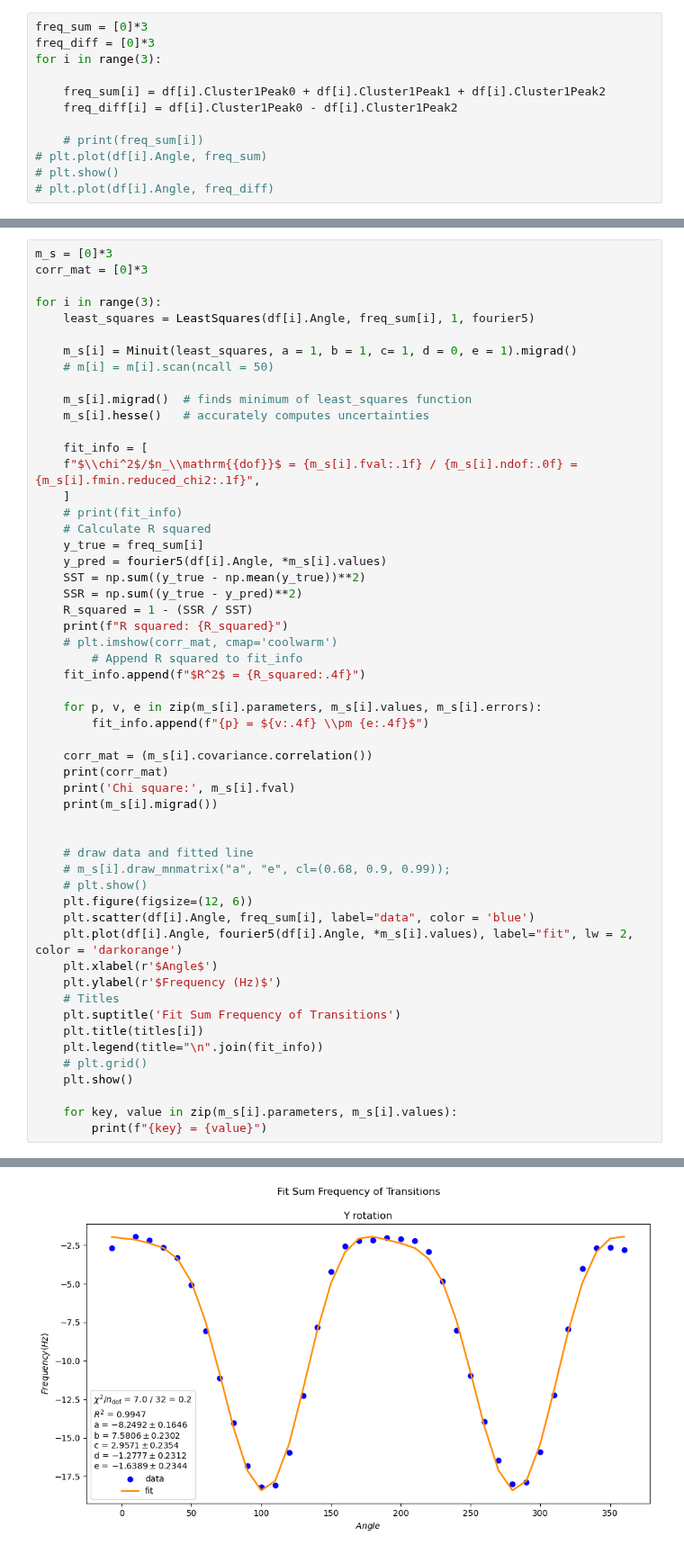
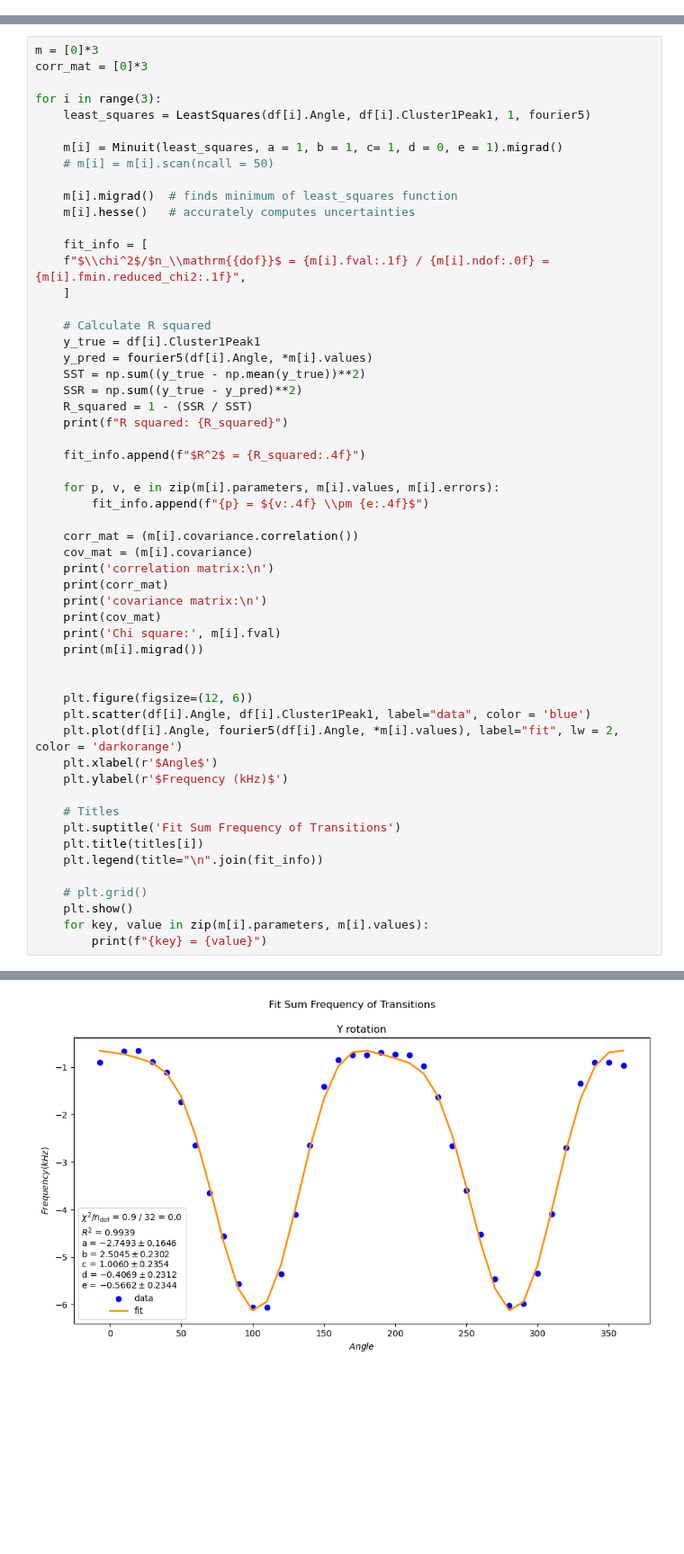
Before and after one commit to AstrobioShiva/Script_project, a Jupyter notebook: NMR_analysis/fitting_(-)HQipc2B_cluster1.ipynb, the cells around one changed output, grey strips where cells are left out. Shown at 90% size. Saved outputs shown, nothing was run; the diff lists cells and outputs as text; blank space fills up the shorter version.

```diff
--- a/NMR_analysis/fitting_(-)HQipc2B_cluster1.ipynb
+++ b/NMR_analysis/fitting_(-)HQipc2B_cluster1.ipynb
@@ -69,12 +96,0 @@ plt.legend()
-# %%
-freq_sum = [0]*3
-freq_diff = [0]*3
-for i in range(3):
-
-    freq_sum[i] = df[i].Cluster1Peak0 + df[i].Cluster1Peak1 + df[i].Cluster1Peak2
-    freq_diff[i] = df[i].Cluster1Peak0 - df[i].Cluster1Peak2
-
-    # print(freq_sum[i])
-# plt.plot(df[i].Angle, freq_sum)
-# plt.show()
-# plt.plot(df[i].Angle, freq_diff)
@@ -83,55 +121,56 @@ for i in range(3):
 # %%
-m_s = [0]*3
+m = [0]*3
 corr_mat = [0]*3
 
 for i in range(3):
-    least_squares = LeastSquares(df[i].Angle, freq_sum[i], 1, fourier5)
+    least_squares = LeastSquares(df[i].Angle, df[i].Cluster1Peak1, 1, fourier5)
 
-    m_s[i] = Minuit(least_squares, a = 1, b = 1, c= 1, d = 0, e = 1).migrad()
+    m[i] = Minuit(least_squares, a = 1, b = 1, c= 1, d = 0, e = 1).migrad()
     # m[i] = m[i].scan(ncall = 50)
 
-    m_s[i].migrad()  # finds minimum of least_squares function
-    m_s[i].hesse()   # accurately computes uncertainties
+    m[i].migrad()  # finds minimum of least_squares function
+    m[i].hesse()   # accurately computes uncertainties
 
     fit_info = [
-    f"$\\chi^2$/$n_\\mathrm{{dof}}$ = {m_s[i].fval:.1f} / {m_s[i].ndof:.0f} = {m_s[i].fmin.reduced_chi2:.1f}",
+    f"$\\chi^2$/$n_\\mathrm{{dof}}$ = {m[i].fval:.1f} / {m[i].ndof:.0f} = {m[i].fmin.reduced_chi2:.1f}",
     ]
-    # print(fit_info)
+
     # Calculate R squared
-    y_true = freq_sum[i]
-    y_pred = fourier5(df[i].Angle, *m_s[i].values)
+    y_true = df[i].Cluster1Peak1
+    y_pred = fourier5(df[i].Angle, *m[i].values)
     SST = np.sum((y_true - np.mean(y_true))**2)
     SSR = np.sum((y_true - y_pred)**2)
     R_squared = 1 - (SSR / SST)
     print(f"R squared: {R_squared}")
-    # plt.imshow(corr_mat, cmap='coolwarm')
-        # Append R squared to fit_info
+
     fit_info.append(f"$R^2$ = {R_squared:.4f}")
 
-    for p, v, e in zip(m_s[i].parameters, m_s[i].values, m_s[i].errors):
+    for p, v, e in zip(m[i].parameters, m[i].values, m[i].errors):
         fit_info.append(f"{p} = ${v:.4f} \\pm {e:.4f}$")
 
-    corr_mat = (m_s[i].covariance.correlation())
+    corr_mat = (m[i].covariance.correlation())
+    cov_mat = (m[i].covariance)
+    print('correlation matrix:\n')
     print(corr_mat)
-    print('Chi square:', m_s[i].fval)
-    print(m_s[i].migrad())
+    print('covariance matrix:\n')
+    print(cov_mat)
+    print('Chi square:', m[i].fval)
+    print(m[i].migrad())
 
 
-    # draw data and fitted line
-    # m_s[i].draw_mnmatrix("a", "e", cl=(0.68, 0.9, 0.99));
-    # plt.show()
     plt.figure(figsize=(12, 6))
-    plt.scatter(df[i].Angle, freq_sum[i], label="data", color = 'blue')
-    plt.plot(df[i].Angle, fourier5(df[i].Angle, *m_s[i].values), label="fit", lw = 2, color = 'darkorange')
+    plt.scatter(df[i].Angle, df[i].Cluster1Peak1, label="data", color = 'blue')
+    plt.plot(df[i].Angle, fourier5(df[i].Angle, *m[i].values), label="fit", lw = 2, color = 'darkorange')
     plt.xlabel(r'$Angle$')
-    plt.ylabel(r'$Frequency (Hz)$')
+    plt.ylabel(r'$Frequency (kHz)$')
+
     # Titles
     plt.suptitle('Fit Sum Frequency of Transitions')
     plt.title(titles[i])
     plt.legend(title="\n".join(fit_info))
+
     # plt.grid()
     plt.show()
-
-    for key, value in zip(m_s[i].parameters, m_s[i].values):
+    for key, value in zip(m[i].parameters, m[i].values):
         print(f"{key} = {value}")
 # %% [output]
@@ -169,5 +208,5 @@ R squared: 0.9946710678819777
 │ c │  0.000328  0.000636    0.0554  0.000579 -0.000308 │
 │ d │   -0.0012  -0.00232  0.000579    0.0534   0.00112 │
 │ e │  0.000636   0.00123 -0.000308   0.00112     0.055 │
 └───┴───────────────────────────────────────────────────┘
-[figure, old version]
+[figure, new version]
```
Also changed, not shown: parts of 30 cells of this notebook, 17 other files.
